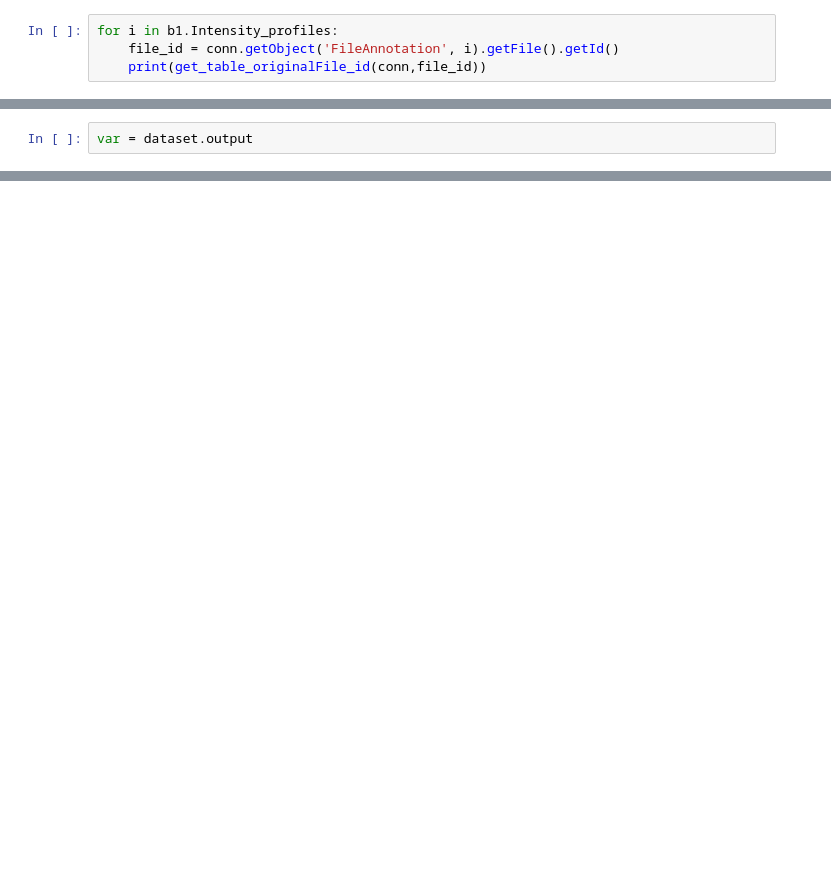
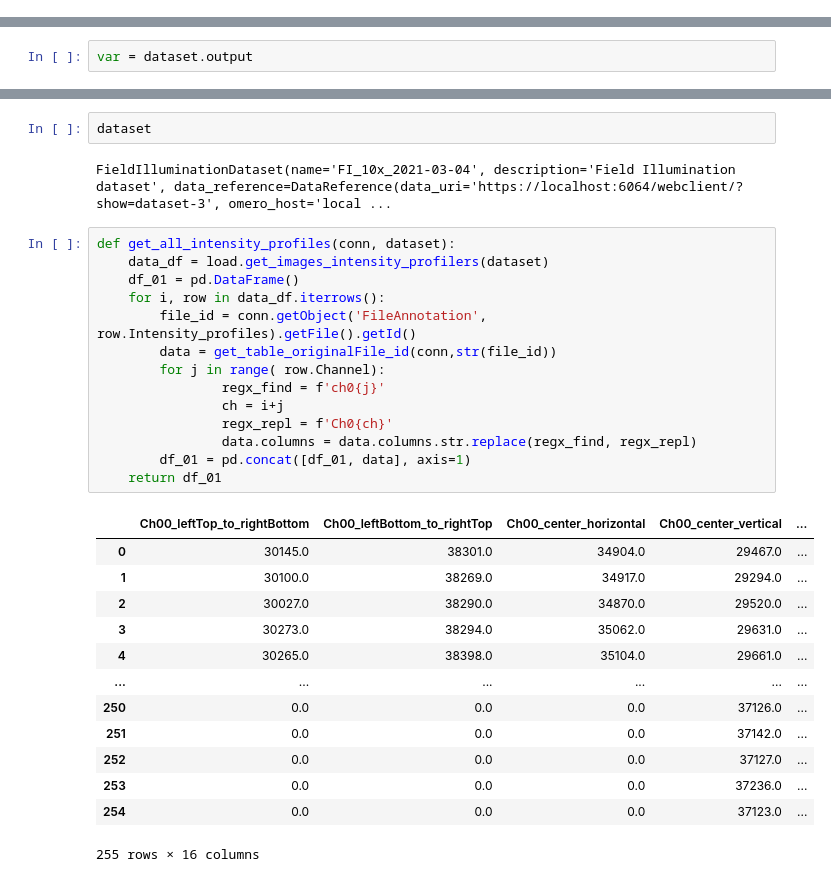
Before and after one commit to juliomateoslangerak/omero-metrics, a Jupyter notebook: omero_metrics/tools/test.ipynb, the cells around one changed output, grey strips where cells are left out. Drawn from its saved outputs; the diff is of its cells as text; blank space fills up the shorter version.

```diff
--- a/omero_metrics/tools/test.ipynb
+++ b/omero_metrics/tools/test.ipynb
@@ -447,6 +437,2 @@ images.shape
 # %%
 def get_intensity_profilers(conn, df):
-# %%
-for i in b1.Intensity_profiles:
-    file_id = conn.getObject('FileAnnotation', i).getFile().getId()
-    print(get_table_originalFile_id(conn,file_id))
@@ -574,0 +524,32 @@ df.Key = df.Key.str.replace("_", " ").str.title()
+# %%
+dataset
+# %% [output]
+FieldIlluminationDataset(name='FI_10x_2021-03-04', description='Field Illumination dataset', data_reference=DataReference(data_uri='https://localhost:6064/webclient/?show=dataset-3', omero_host='local ...
+# %%
+def get_all_intensity_profiles(conn, dataset):
+    data_df = load.get_images_intensity_profilers(dataset)
+    df_01 = pd.DataFrame()
+    for i, row in data_df.iterrows():
+        file_id = conn.getObject('FileAnnotation', row.Intensity_profiles).getFile().getId()
+        data = get_table_originalFile_id(conn,str(file_id))
+        for j in range( row.Channel):
+                regx_find = f'ch0{j}'
+                ch = i+j
+                regx_repl = f'Ch0{ch}'
+                data.columns = data.columns.str.replace(regx_find, regx_repl)
+        df_01 = pd.concat([df_01, data], axis=1)
+    return df_01
+# %% [output]
+|  | Ch00_leftTop_to_rightBottom | Ch00_leftBottom_to_rightTop | Ch00_center_horizontal | Ch00_center_vertical | ... |
+| 0 | 30145.0 | 38301.0 | 34904.0 | 29467.0 | ... |
+| 1 | 30100.0 | 38269.0 | 34917.0 | 29294.0 | ... |
+| 2 | 30027.0 | 38290.0 | 34870.0 | 29520.0 | ... |
+| 3 | 30273.0 | 38294.0 | 35062.0 | 29631.0 | ... |
+| 4 | 30265.0 | 38398.0 | 35104.0 | 29661.0 | ... |
+| ... | ... | ... | ... | ... | ... |
+| 250 | 0.0 | 0.0 | 0.0 | 37126.0 | ... |
+| 251 | 0.0 | 0.0 | 0.0 | 37142.0 | ... |
+| 252 | 0.0 | 0.0 | 0.0 | 37127.0 | ... |
+| 253 | 0.0 | 0.0 | 0.0 | 37236.0 | ... |
+| 254 | 0.0 | 0.0 | 0.0 | 37123.0 | ... |
+255 rows × 16 columns
```
Also changed, not shown: parts of 44 cells of this notebook, 3 other files.
